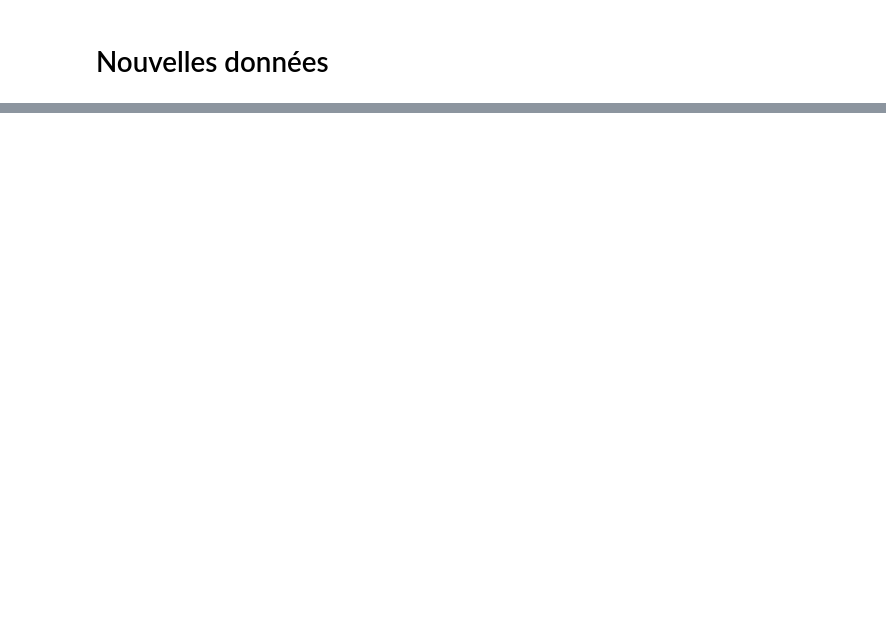
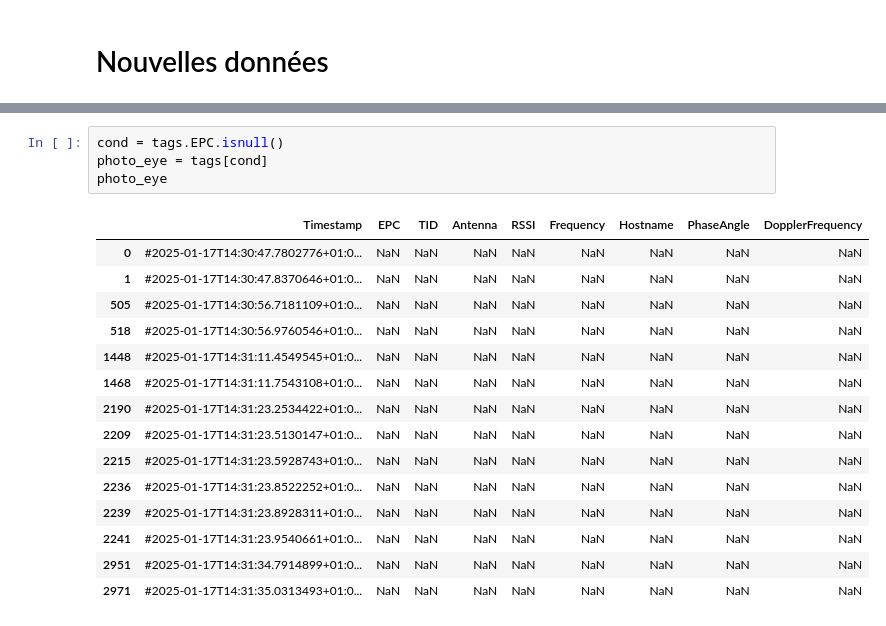
Before and after one commit to gael-mehdi/RFID-analyse-experience-1, a Jupyter notebook: analyse.ipynb, the cells around one changed output, grey strips where cells are left out. Cells and saved outputs as stored; diff of their text form; blank space fills up the shorter version.

```diff
--- a/analyse.ipynb
+++ b/analyse.ipynb
@@ -688,0 +711,20 @@ FileNotFoundError: [Errno 2] No such file or directory: 'siteismin__clearance=2m
+# %%
+cond = tags.EPC.isnull()
+photo_eye = tags[cond]
+photo_eye
+# %% [output]
+|  | Timestamp | EPC | TID | Antenna | RSSI | Frequency | Hostname | PhaseAngle | DopplerFrequency |
+| 0 | #2025-01-17T14:30:47.7802776+01:0... | NaN | NaN | NaN | NaN | NaN | NaN | NaN | NaN |
+| 1 | #2025-01-17T14:30:47.8370646+01:0... | NaN | NaN | NaN | NaN | NaN | NaN | NaN | NaN |
+| 505 | #2025-01-17T14:30:56.7181109+01:0... | NaN | NaN | NaN | NaN | NaN | NaN | NaN | NaN |
+| 518 | #2025-01-17T14:30:56.9760546+01:0... | NaN | NaN | NaN | NaN | NaN | NaN | NaN | NaN |
+| 1448 | #2025-01-17T14:31:11.4549545+01:0... | NaN | NaN | NaN | NaN | NaN | NaN | NaN | NaN |
+| 1468 | #2025-01-17T14:31:11.7543108+01:0... | NaN | NaN | NaN | NaN | NaN | NaN | NaN | NaN |
+| 2190 | #2025-01-17T14:31:23.2534422+01:0... | NaN | NaN | NaN | NaN | NaN | NaN | NaN | NaN |
+| 2209 | #2025-01-17T14:31:23.5130147+01:0... | NaN | NaN | NaN | NaN | NaN | NaN | NaN | NaN |
+| 2215 | #2025-01-17T14:31:23.5928743+01:0... | NaN | NaN | NaN | NaN | NaN | NaN | NaN | NaN |
+| 2236 | #2025-01-17T14:31:23.8522252+01:0... | NaN | NaN | NaN | NaN | NaN | NaN | NaN | NaN |
+| 2239 | #2025-01-17T14:31:23.8928311+01:0... | NaN | NaN | NaN | NaN | NaN | NaN | NaN | NaN |
+| 2241 | #2025-01-17T14:31:23.9540661+01:0... | NaN | NaN | NaN | NaN | NaN | NaN | NaN | NaN |
+| 2951 | #2025-01-17T14:31:34.7914899+01:0... | NaN | NaN | NaN | NaN | NaN | NaN | NaN | NaN |
+| 2971 | #2025-01-17T14:31:35.0313493+01:0... | NaN | NaN | NaN | NaN | NaN | NaN | NaN | NaN |
```
Also changed, not shown: parts of 34 cells of this notebook.
